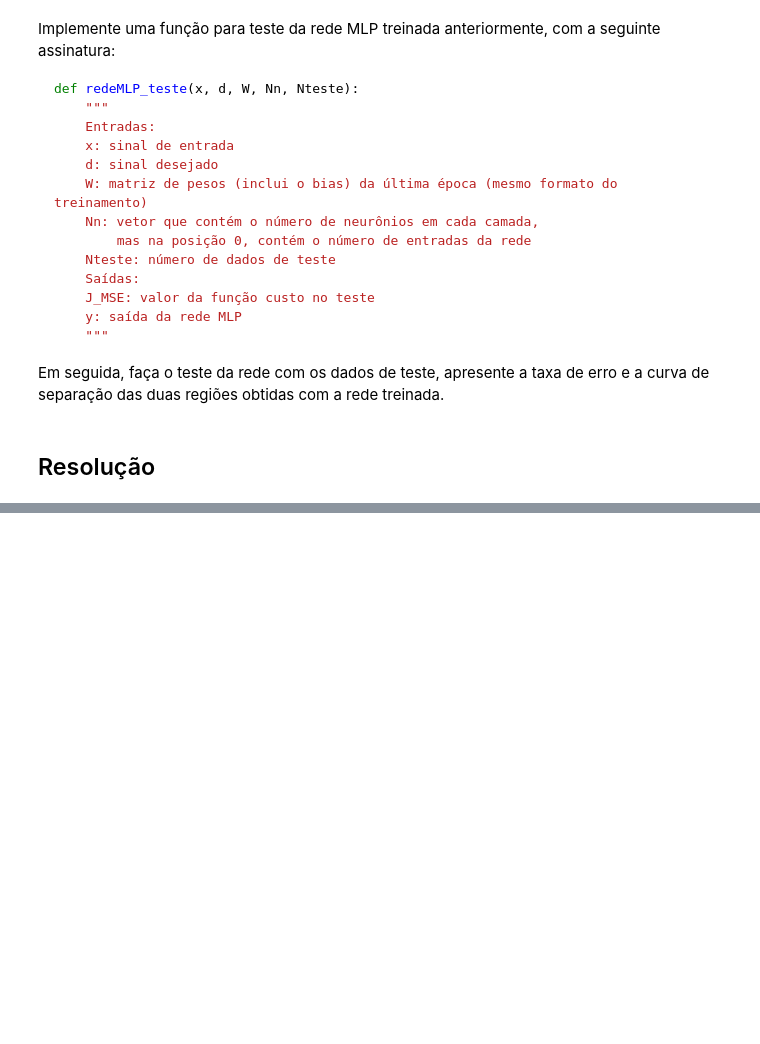
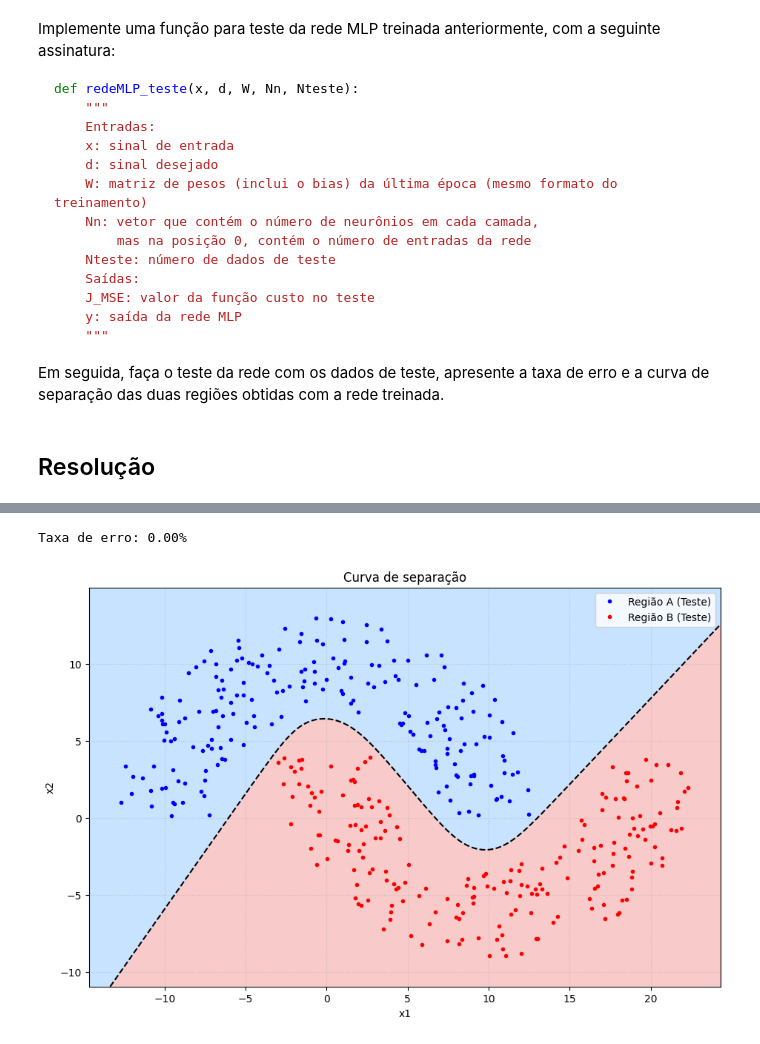
Before and after one commit to luanbalboa10/MLP3, a Jupyter notebook: ex_aula_mlp_3/ex_aula_mlp_3.ipynb, the cells around one changed output, grey strips where cells are left out. Cells and saved outputs as stored; diff of their text form; code cells hidden in the pictures; blank space fills up the shorter version.

```diff
--- a/ex_aula_mlp_3/ex_aula_mlp_3.ipynb
+++ b/ex_aula_mlp_3/ex_aula_mlp_3.ipynb
@@ -354,0 +440,70 @@ Em seguida, faça o teste da rede com os dados de teste, apresente a taxa de err
+# %%
+# Usa os dados de teste para testar o modelo treinado anteriormente
+J_teste, y_pred = redeMLP_teste(x_teste, d_teste, W_final, Nn, Nteste)
+
+# Taxa de erro
+y_pred = np.sign(y_pred.T)
+
+acertos = np.sum(y_pred == d_teste)
+taxa_erro = (1.0 - acertos / Nteste) * 100
+
+print(f"Taxa de erro: {taxa_erro:.2f}%")
+# %% [output]
+Taxa de erro: 0.00%
+# %%
+# Curva de separação
+
+x1_min, x1_max = x_teste[:, 0].min() - 2, x_teste[:, 0].max() + 2
+x2_min, x2_max = x_teste[:, 1].min() - 2, x_teste[:, 1].max() + 2
+
+xx, yy = np.meshgrid(np.linspace(x1_min, x1_max, 200),
+                     np.linspace(x2_min, x2_max, 200))
+
+grid_data = np.c_[xx.ravel(), yy.ravel()]
+Nt_grid = grid_data.shape[0]
+
+x_bias_grid = np.hstack((np.ones((Nt_grid, 1)), grid_data))
+
+L = len(Nn) - 1
+Y = {}
+Y_bias = {}
+
+Y_bias[0] = x_bias_grid.T
+
+for i in range(1, L + 1):
+  l_idx = i - 1
+
+  n_in = Nn[l_idx] + 1
+  n_out = Nn[i]
+
+  Wi = W_final[:n_out, :n_in, l_idx]
+
+  V = Wi @ Y_bias[i-1]
+  Y[i] = np.tanh(V)
+
+  if i < L:
+    Y_bias[i] = np.vstack((np.ones((1, Nt_grid)), Y[i]))
+
+Z = Y[L]
+
+Z = Z.reshape(xx.shape)
+
+plt.figure(figsize=(11, 7))
+
+plt.contourf(xx, yy, Z, levels=[-1, 0, 1], colors=['#F8BDBD', '#BADCFF'], alpha=0.8)
+plt.contour(xx, yy, Z, levels=[0], colors='black', linestyles='--')
+
+pontosA = x_teste[d_teste.ravel() == 1]
+plt.plot(pontosA[:, 0], pontosA[:, 1], 'b.', label='Região A (Teste)')
+
+pontosB = x_teste[d_teste.ravel() == -1]
+plt.plot(pontosB[:, 0], pontosB[:, 1], 'r.', label='Região B (Teste)')
+
+plt.title('Curva de separação')
+plt.xlabel('x1')
+plt.ylabel('x2')
+plt.legend()
+plt.grid(True, linestyle=':', alpha=0.6)
+plt.show()
+# %% [output]
+[figure, added]
```
Also changed, not shown: parts of 5 cells of this notebook.
